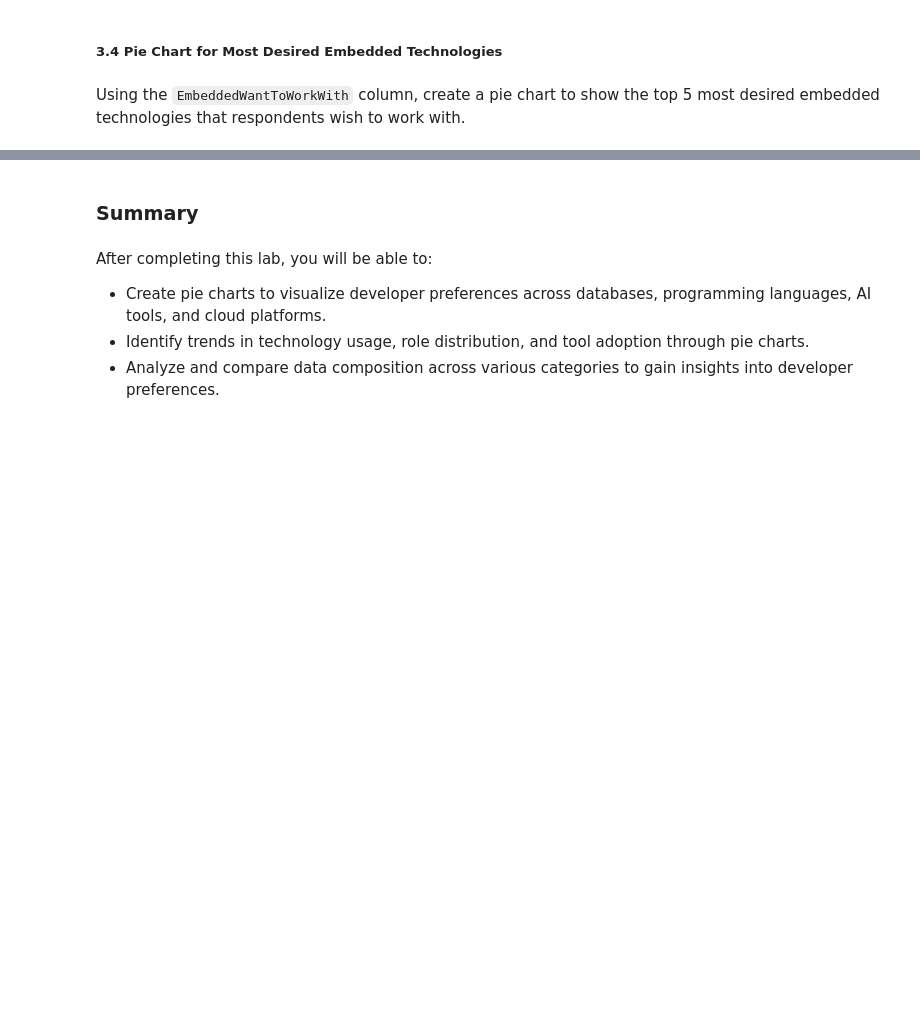
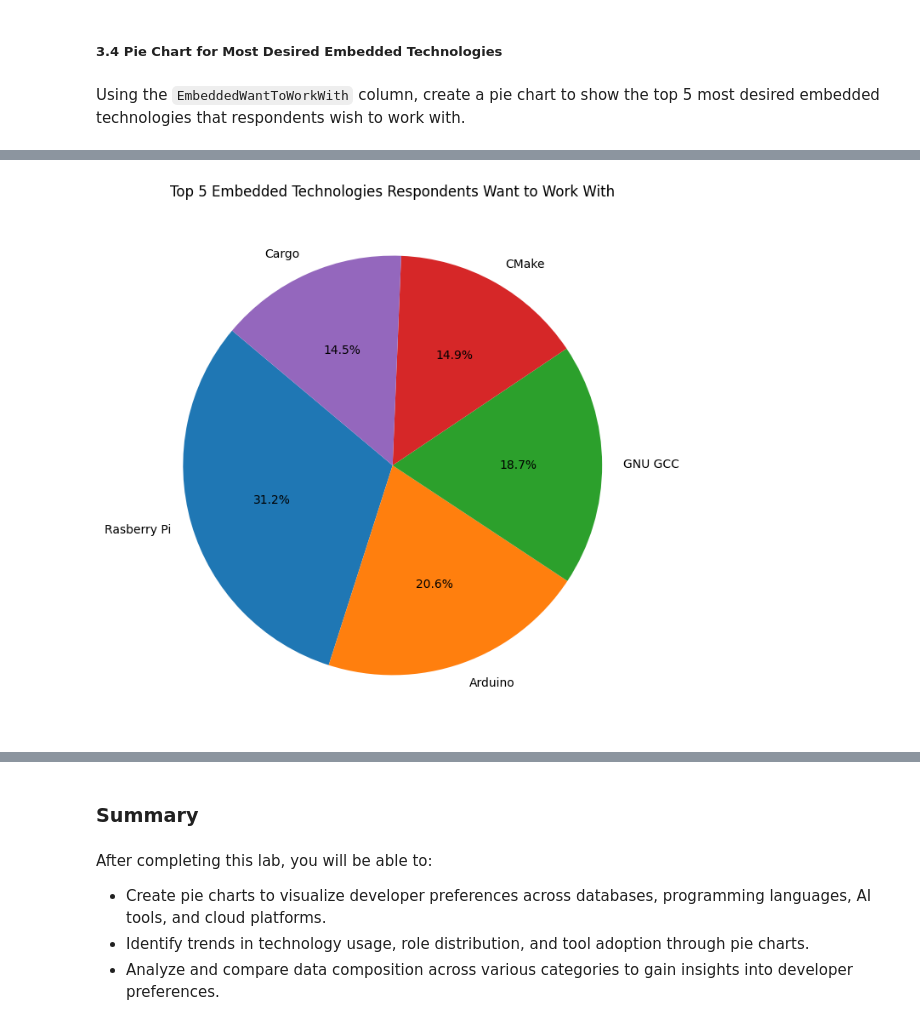
Before and after one commit to scrosby1976/Data-Analyst-Capstone-Project-Shannon, a Jupyter notebook: Lab-21-Pie Charts.ipynb, the cells around one changed output, grey strips where cells are left out. Drawn from its saved outputs; the diff is of its cells as text; code cells hidden in the pictures; blank space fills up the shorter version.

```diff
--- a/Lab-21-Pie Charts.ipynb
+++ b/Lab-21-Pie Charts.ipynb
@@ -659,0 +686,10 @@ Using the `EmbeddedWantToWorkWith` column, create a pie chart to show the top 5
+# %%
+#pull the data
+QUERY = """
+SELECT EmbeddedWantToWorkWith
+FROM survey
+WHERE EmbeddedWantToWorkWith IS NOT NULL
+"""
+df_embed = pd.read_sql_query(QUERY, conn)
+
+df_embed.head(), df_embed.shape
@@ -659,0 +704,8 @@ Using the `EmbeddedWantToWorkWith` column, create a pie chart to show the top 5
+# %%
+#Split and explode the embedded technology list
+df_embed["EmbeddedWantToWorkWith"] = df_embed["EmbeddedWantToWorkWith"].str.split(";")
+df_embed = df_embed.explode("EmbeddedWantToWorkWith")
+
+df_embed["EmbeddedWantToWorkWith"] = df_embed["EmbeddedWantToWorkWith"].str.strip()
+
+df_embed.head()
@@ -659,0 +719,9 @@ Using the `EmbeddedWantToWorkWith` column, create a pie chart to show the top 5
+# %%
+#count the top 5 embedded technologies
+top5_embed = (
+    df_embed["EmbeddedWantToWorkWith"]
+    .value_counts()
+    .head(5)
+)
+
+top5_embed
@@ -659,0 +736,15 @@ Using the `EmbeddedWantToWorkWith` column, create a pie chart to show the top 5
+# %%
+#create the pie chart
+plt.figure(figsize=(8, 8))
+
+plt.pie(
+    top5_embed.values,
+    labels=top5_embed.index,
+    autopct="%1.1f%%",
+    startangle=140
+)
+
+plt.title("Top 5 Embedded Technologies Respondents Want to Work With")
+plt.show()
+# %% [output]
+[figure, added]
```
Also changed, not shown: parts of 10 cells of this notebook.
